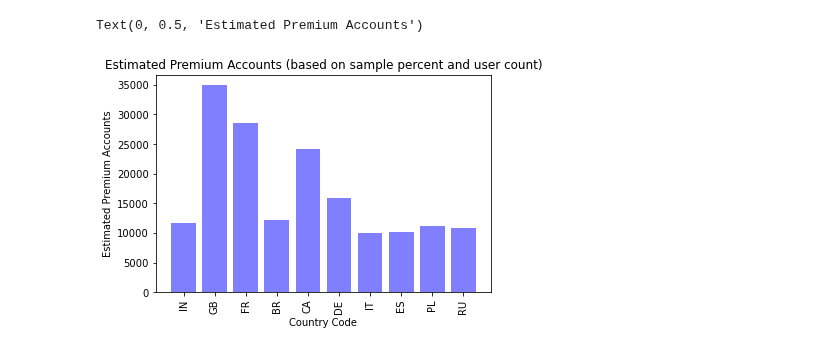
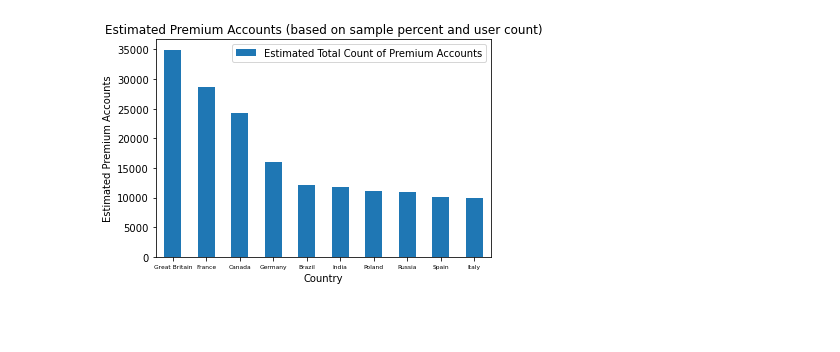
Before and after one commit to melissamonroe/who-plays-chess, a Jupyter notebook: ChessPremiumPy.ipynb, the cells around one changed output. Saved outputs shown, nothing was run; the diff lists cells and outputs as text; code cells hidden in the pictures; blank space fills up the shorter version.

```diff
--- a/ChessPremiumPy.ipynb
+++ b/ChessPremiumPy.ipynb
@@ -62,7 +64,7 @@ def get_status_summary(country):
     summary_status_df = pd.DataFrame(
         {"Status": count_status,
          "Percent (of sample)": percent_sample_status,
-         "Estimated Status Count of Population": round(estimated_population_status,0)
+         "Estimated Premium Count of Population": round(estimated_population_status,0)
         })
     return summary_status_df
 # %%
@@ -85,8 +87,12 @@ for index, row in countries_df.iterrows():
     if (path.exists(filepath)):
         players_df =  pd.read_csv(filepath)
 
-
-        country_name.append(row["Country"])
+        if row["Country"] == "United Kingdom of Great Britain and Northern Ireland":
+            country_name.append("Great Britain")
+        elif row["Country"] == "Russian Federation":
+            country_name.append("Russia")
+        else:
+            country_name.append(row["Country"])
         country_codes.append(row["Code"])
         player_count.append(len(players_df))
 
@@ -99,7 +105,9 @@ count_sorted = country_player_count_df.sort_values("Player Count", ascending=Fal
 count_sorted_cleaned = count_sorted.loc[count_sorted["Player Count"] >= 1000]
 
 count_sorted_cleaned = count_sorted_cleaned.reset_index(drop=True)
-count_sorted_cleaned.head(10)
+
+top_10_df = count_sorted_cleaned.head(10)
+top_10_df
 # %% [output]
 |  | Country | Country Code | Player Count |
 | 0 | India | IN | 276922 |
@@ -336,0 +321,6 @@ Text(0, 0.5, 'Percent Premium (of sample)')
+# %%
+estimated_premium_df = pd.DataFrame({"Country": countries,
+                                    "Estimated Total Count of Premium Accounts": est_population_premiums
+                                   })
+estimated_premium_sorted_df = estimated_premium_df.sort_values(by=["Estimated Total Count of Premium Accounts"], axis=0, ascending=False,ignore_index=False)
+estimated_premium_sorted_df
@@ -337,25 +339,16 @@ Text(0, 0.5, 'Percent Premium (of sample)')
 # %%
-# Generate a bar plot showing the total number of measurements taken on each drug regimen using pyplot.
+ax = estimated_premium_sorted_df.plot.bar()
 
-country_codes
-x_axis = np.arange(len(country_codes))
-
-# Create the ticks for our bar chart's x axis
-
-tick_locations = [value for value in x_axis]
-plt.xticks(tick_locations, country_codes,rotation=90)
-
-
-percent_samples
-est_population_premiums
-
-
-plt.bar(x_axis,est_population_premiums, color='b', alpha=0.5, align='center')
+countries_sorted1 = []
+for country in estimated_premium_sorted_df["Country"]:
+    countries_sorted1.append(country)
+# add xticks labels
+plt.xticks([0,1,2,3,4,5,6,7,8,9],countries_sorted1,fontsize=6,rotation=0)
 
 # Give the chart a title, x label, and y label
 plt.title("Estimated Premium Accounts (based on sample percent and user count)")
-plt.xlabel("Country Code")
+plt.xlabel("Country")
 plt.ylabel("Estimated Premium Accounts")
+plt.savefig("figures/figure4_premium", dpi=300)
 # %% [output]
-Text(0, 0.5, 'Estimated Premium Accounts')
-[figure, old version]
+[figure, new version]
```
Also changed, not shown: parts of 26 cells of this notebook, 5 other files.
